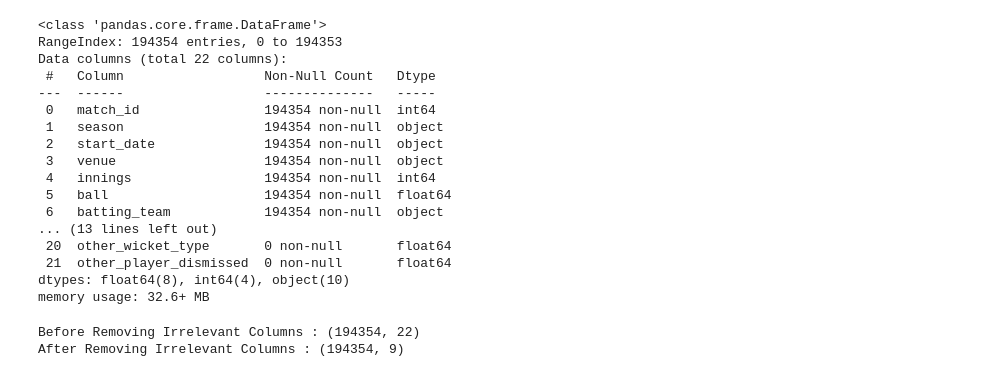
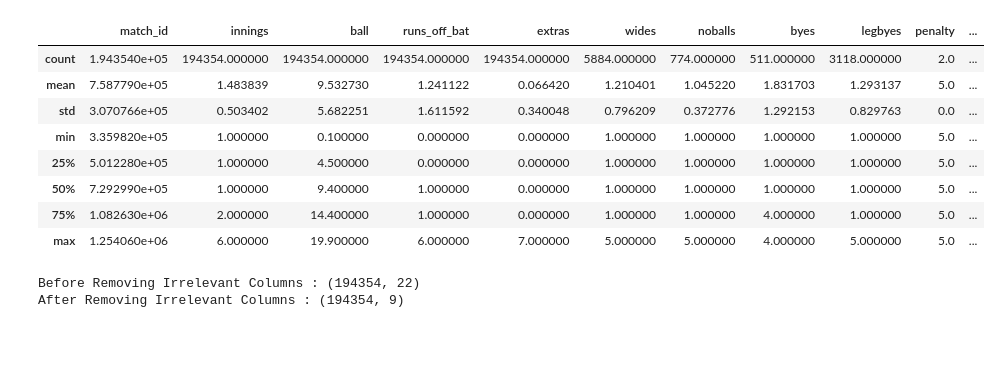
Before and after one commit to vishalkumarprasad/ipl-hackathon, a Jupyter notebook: ipl_prediction.ipynb, the cells around one changed output. Saved outputs shown, nothing was run; the diff lists cells and outputs as text; code cells hidden in the pictures; blank space fills up the shorter version.

```diff
--- a/ipl_prediction.ipynb
+++ b/ipl_prediction.ipynb
@@ -4,25 +4,17 @@ import numpy as np
 # %%
 frame = pd.read_csv('Dataset/ipl_csv2/all_matches.csv', index_col=None, header=0)
 # %%
-frame.info()
+frame.describe()
 # %% [output]
-<class 'pandas.core.frame.DataFrame'>
-RangeIndex: 194354 entries, 0 to 194353
-Data columns (total 22 columns):
- #   Column                  Non-Null Count   Dtype
----  ------                  --------------   -----
- 0   match_id                194354 non-null  int64
- 1   season                  194354 non-null  object
- 2   start_date              194354 non-null  object
- 3   venue                   194354 non-null  object
- 4   innings                 194354 non-null  int64
- 5   ball                    194354 non-null  float64
- 6   batting_team            194354 non-null  object
-... (13 lines left out)
- 20  other_wicket_type       0 non-null       float64
- 21  other_player_dismissed  0 non-null       float64
-dtypes: float64(8), int64(4), object(10)
-memory usage: 32.6+ MB
+|  | match_id | innings | ball | runs_off_bat | extras | wides | noballs | byes | legbyes | penalty | ... |
+| count | 1.943540e+05 | 194354.000000 | 194354.000000 | 194354.000000 | 194354.000000 | 5884.000000 | 774.000000 | 511.000000 | 3118.000000 | 2.0 | ... |
+| mean | 7.587790e+05 | 1.483839 | 9.532730 | 1.241122 | 0.066420 | 1.210401 | 1.045220 | 1.831703 | 1.293137 | 5.0 | ... |
+| std | 3.070766e+05 | 0.503402 | 5.682251 | 1.611592 | 0.340048 | 0.796209 | 0.372776 | 1.292153 | 0.829763 | 0.0 | ... |
+| min | 3.359820e+05 | 1.000000 | 0.100000 | 0.000000 | 0.000000 | 1.000000 | 1.000000 | 1.000000 | 1.000000 | 5.0 | ... |
+| 25% | 5.012280e+05 | 1.000000 | 4.500000 | 0.000000 | 0.000000 | 1.000000 | 1.000000 | 1.000000 | 1.000000 | 5.0 | ... |
+| 50% | 7.292990e+05 | 1.000000 | 9.400000 | 1.000000 | 0.000000 | 1.000000 | 1.000000 | 1.000000 | 1.000000 | 5.0 | ... |
+| 75% | 1.082630e+06 | 2.000000 | 14.400000 | 1.000000 | 0.000000 | 1.000000 | 1.000000 | 4.000000 | 1.000000 | 5.0 | ... |
+| max | 1.254060e+06 | 6.000000 | 19.900000 | 6.000000 | 7.000000 | 5.000000 | 5.000000 | 4.000000 | 5.000000 | 5.0 | ... |
 # %%
 irrelevant = ['season', 'start_date', 'bowler', 'striker', 'non_striker', 'wides', 'noballs', 'byes', 'legbyes', 'penalty', 'wicket_type', 'other_wicket_type', 'other_player_dismissed' ]
 print(f'Before Removing Irrelevant Columns : {frame.shape}')
```
Also changed, not shown: 2 other files.
